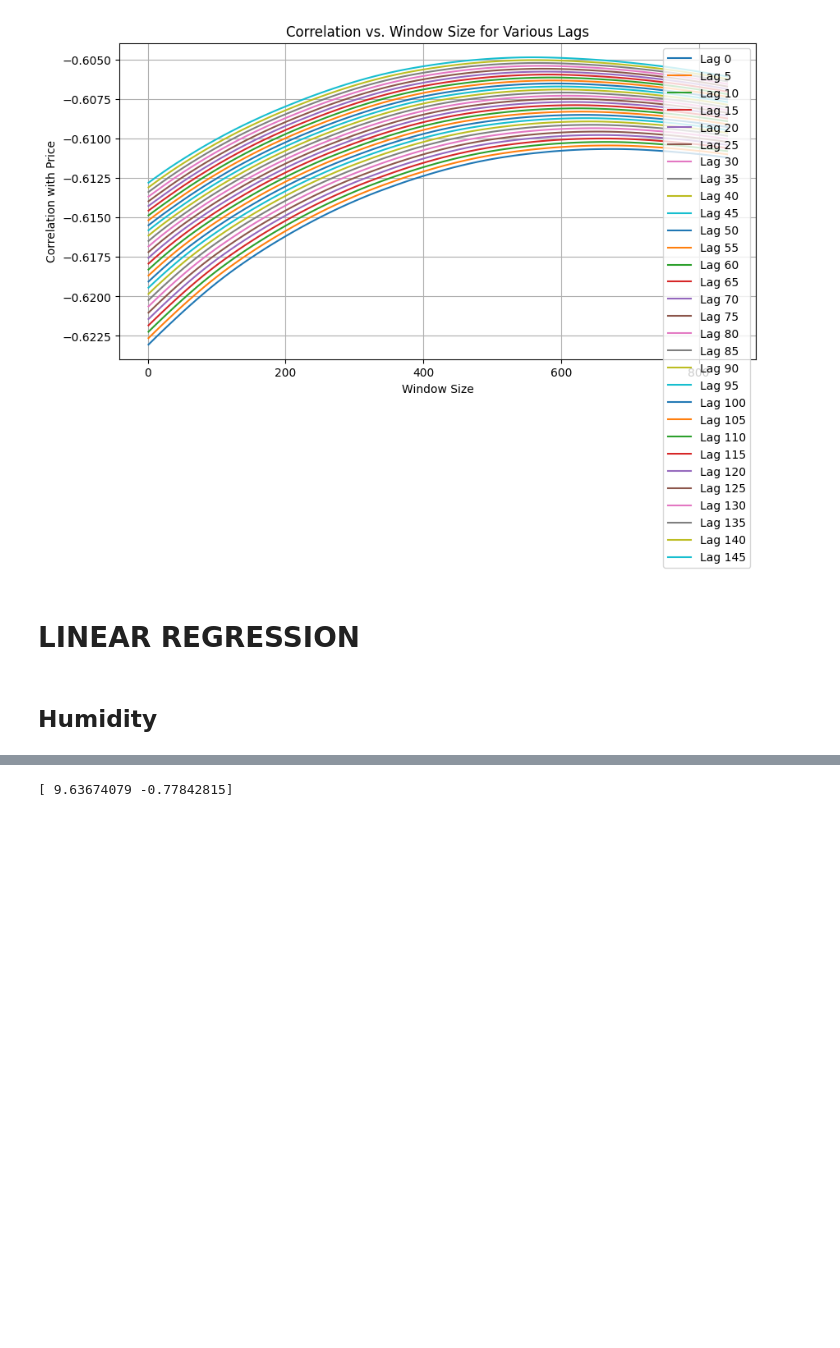
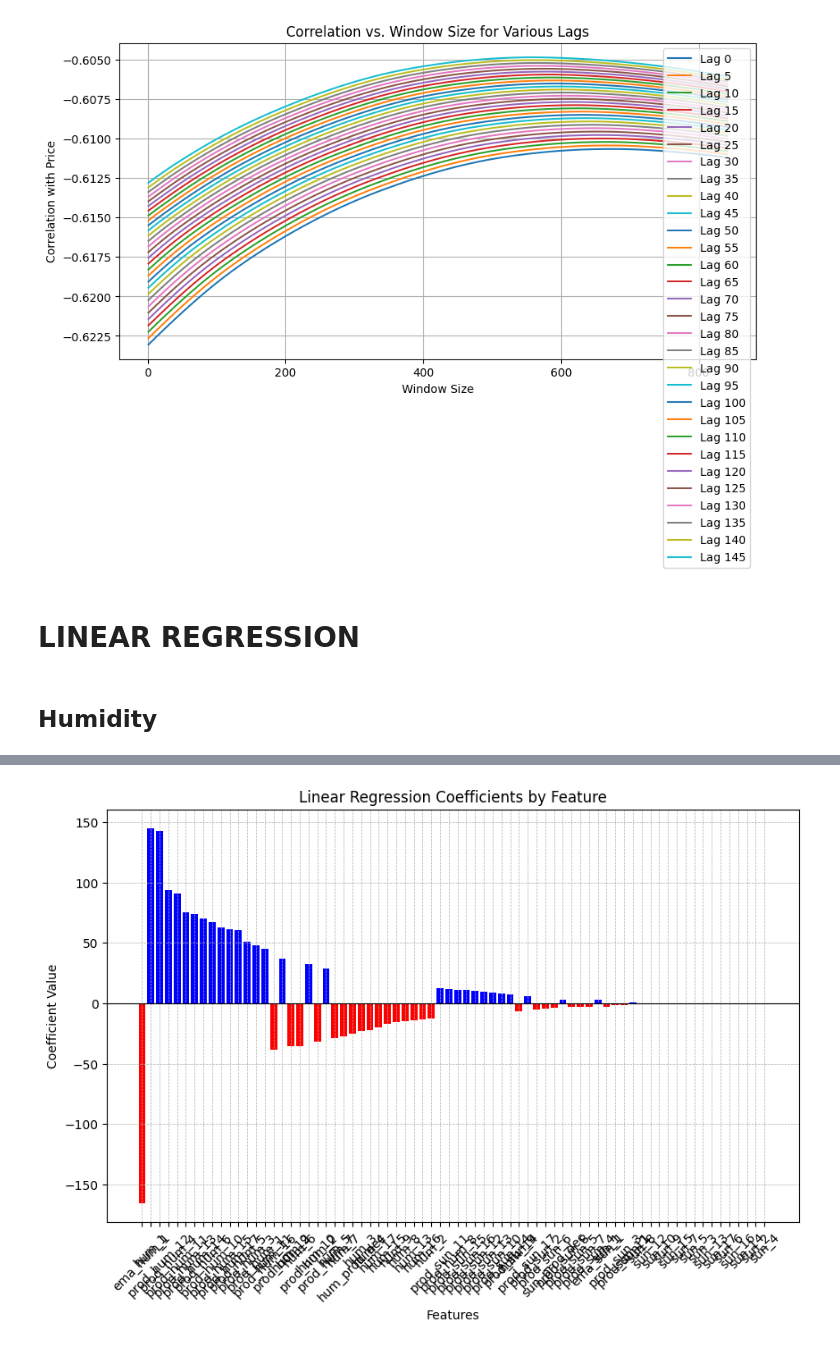
Before and after one commit to andrewliu08/prosperity-goats, a Jupyter notebook: research/round2/algo_trading/matt_research.ipynb, the cells around one changed output, grey strips where cells are left out. Drawn from its saved outputs; the diff is of its cells as text; code cells hidden in the pictures; blank space fills up the shorter version.

Commit message:
experimented with Linear Regression

```diff
--- a/research/round2/algo_trading/matt_research.ipynb
+++ b/research/round2/algo_trading/matt_research.ipynb
@@ -356,5 +402,26 @@ MSE: 2305.798495953118, R2: 0.6645547504476872
-# %%
-# Coefficients
-print(model.coef_)
-# %% [output]
-[ 9.63674079 -0.77842815]
+# %%
+coefficients = model.coef_
+features = X_train.columns
+
+# Combine into a DataFrame
+coeff_df = pd.DataFrame({
+    'Feature': features,
+    'Coefficient': coefficients
+})
+
+# Sort by absolute value of coefficients
+coeff_df['abs_coefficient'] = coeff_df['Coefficient'].abs()
+coeff_df = coeff_df.sort_values(by='abs_coefficient', ascending=False)
+
+# Plotting
+plt.figure(figsize=(10, 6))
+plt.bar(coeff_df['Feature'], coeff_df['Coefficient'], color=['blue' if x > 0 else 'red' for x in coeff_df['Coefficient']])
+plt.xlabel('Features')
+plt.ylabel('Coefficient Value')
+plt.title('Linear Regression Coefficients by Feature')
+plt.xticks(rotation=45)
+plt.grid(True, which='both', linestyle='--', linewidth=0.5)
+plt.axhline(0, color='black', linewidth=0.8)  # Add a line at zero for reference
+plt.show()
+# %% [output]
+[figure, added]
```
Also changed, not shown: parts of 8 cells of this notebook.
